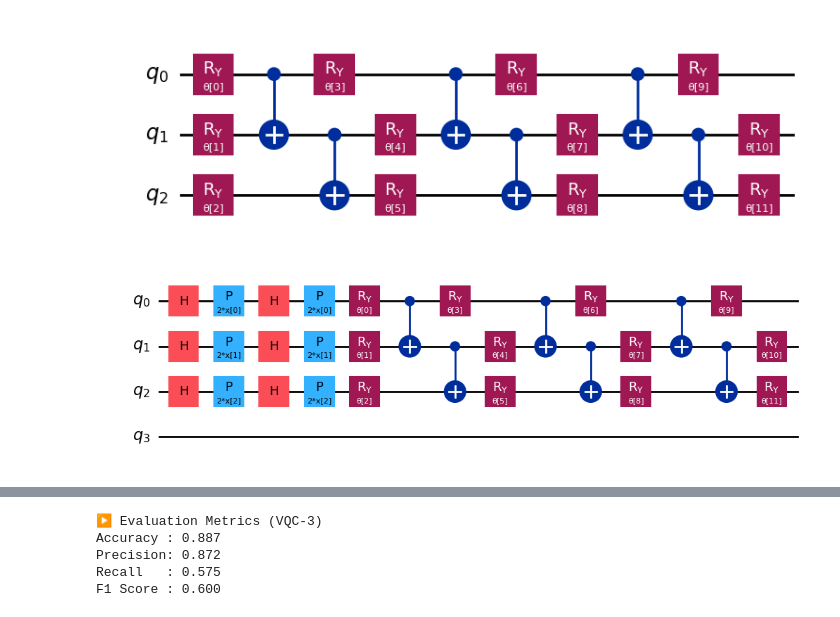
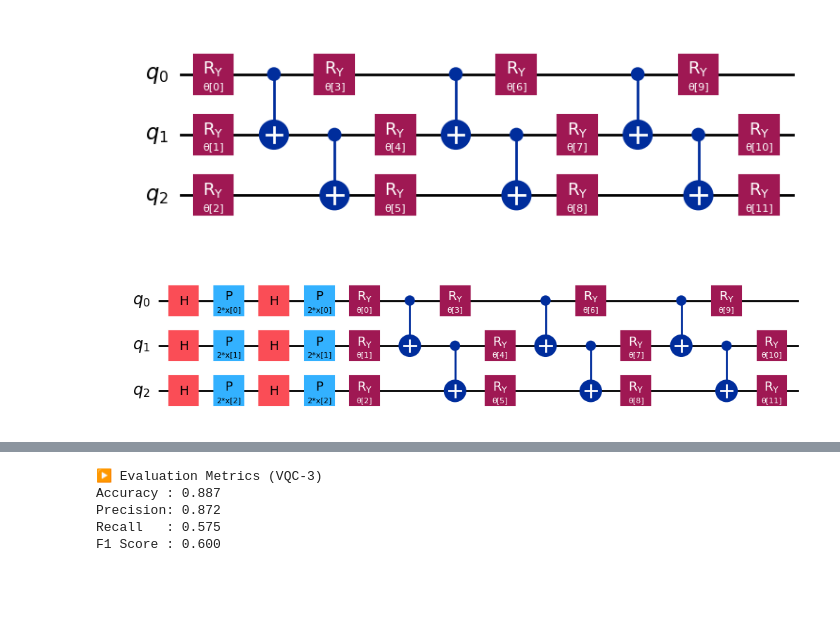
Before and after one commit to kabirarshafidz/SQA-2026-clone, a Jupyter notebook: personal_notebook.ipynb, the cells around one changed output, grey strips where cells are left out. Saved outputs shown, nothing was run; the diff lists cells and outputs as text; code cells hidden in the pictures; blank space fills up the shorter version.

```diff
--- a/personal_notebook.ipynb
+++ b/personal_notebook.ipynb
@@ -400,15 +418,15 @@ ansatz_3.decompose().draw('mpl')
 # %%
 # =========================
 # Quantum Circuit
 # =========================
 
-qc_3 = QuantumCircuit(4)
+qc_3 = QuantumCircuit(3)
 qc_3.compose(feature_map_3, inplace=True)
 qc_3.compose(ansatz_3, inplace=True)
 
 qc_3.decompose().draw('mpl')
 # %% [output]
-[figure, old version]
+[figure, new version]
 # %%
 from qiskit_algorithms.optimizers import ADAM
 
```
Also changed, not shown: parts of 13 cells of this notebook.
